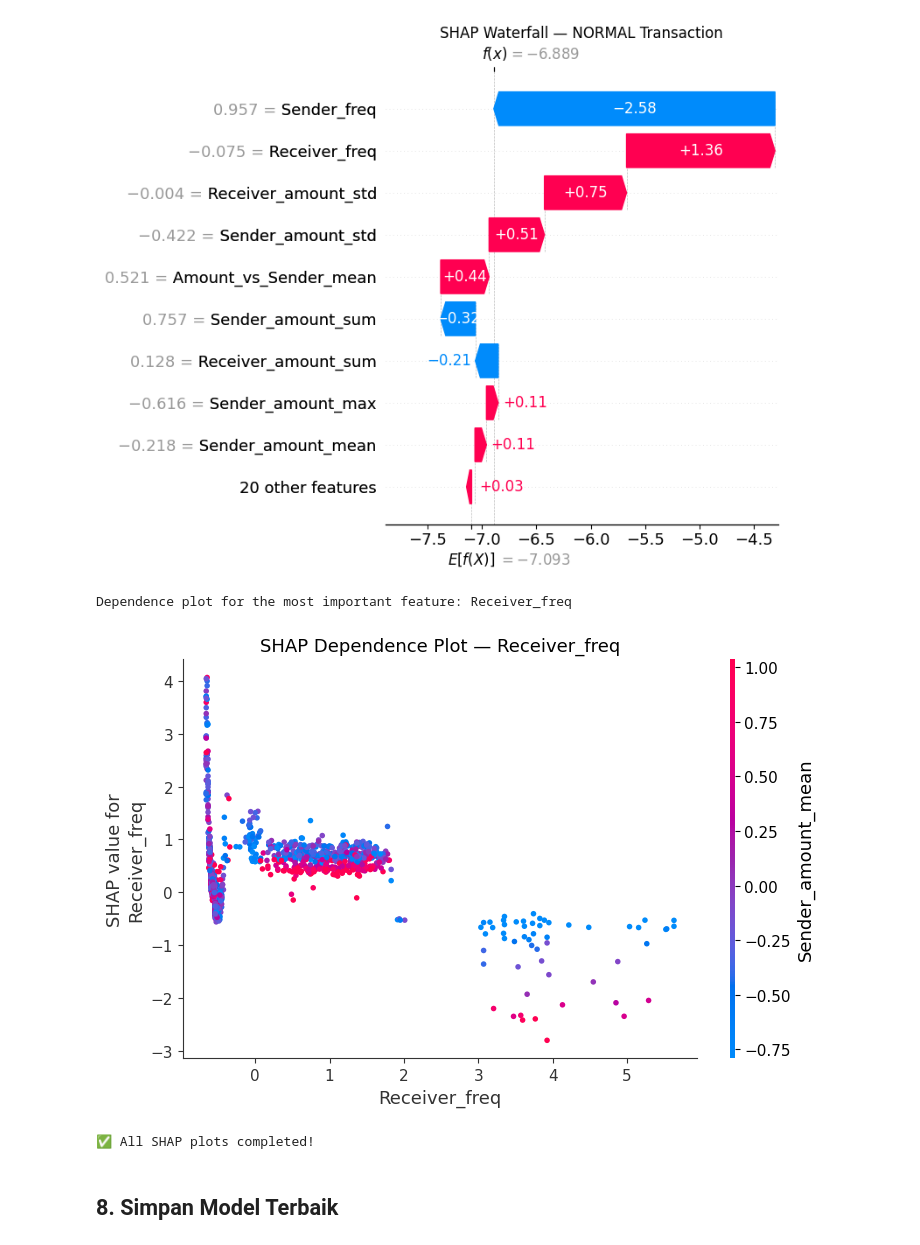
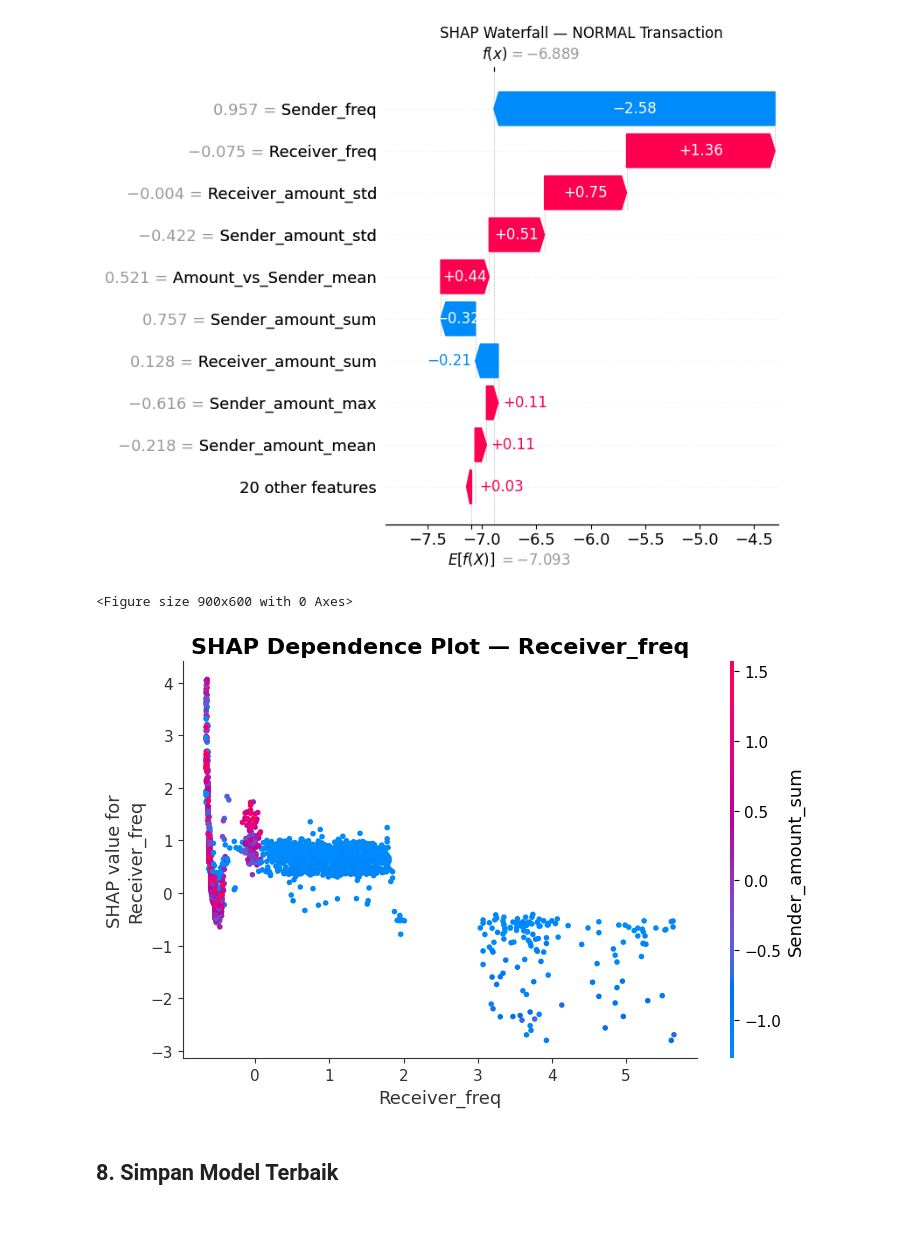
Before and after one commit to nelaekasilvialumbanraja/pencucian_uang_updated--1-, a Jupyter notebook: pencucian uang/pencucian uang/aml_detection_AML_FEATURE_ENGINEERING_FINAL.ipynb, the cells around one changed output. Saved outputs shown, nothing was run; the diff lists cells and outputs as text; code cells hidden in the pictures.

```diff
--- a/pencucian uang/pencucian uang/aml_detection_AML_FEATURE_ENGINEERING_FINAL.ipynb
+++ b/pencucian uang/pencucian uang/aml_detection_AML_FEATURE_ENGINEERING_FINAL.ipynb
@@ -1182,22 +1262,54 @@ else:
 # %% [output]
 Explaining normal transaction (index: 108375)
 [figure]
-# %%
-# SHAP Dependence Plot — Most Important Feature
-top_feature = X_shap.columns[shap_values.values[:, :].mean(axis=0).argsort()[::-1][0]]
-print(f"Dependence plot for the most important feature: {top_feature}")
-
-shap.dependence_plot(top_feature, shap_values.values, X_shap, show=False)
-plt.title(f"SHAP Dependence Plot — {top_feature}", fontsize=13)
-plt.tight_layout()
-plt.savefig('shap_dependence_plot.png', dpi=150, bbox_inches='tight')
-plt.show()
-
-print("\n✅ All SHAP plots completed!")
-# %% [output]
-Dependence plot for the most important feature: Receiver_freq
-[figure, removed]
-✅ All SHAP plots completed!
+# %%
+# ============================================================
+# SHAP DEPENDENCE PLOT — CUSTOM FEATURE
+
+
+import shap
+import matplotlib.pyplot as plt
+
+# Pilih fitur yang mau diplot
+feature_name = "Receiver_freq"   # ganti sesuai kebutuhan
+
+# Ambil SHAP values
+if isinstance(shap_values_all, list):
+    shap_dep = shap_values_all[1]   # Class 1: Suspicious
+else:
+    shap_dep = shap_values_all
+
+# Samakan jumlah data
+n = min(len(X_shap), shap_dep.shape[0])
+X_dep = X_shap.iloc[:n].copy()
+shap_dep = shap_dep[:n]
+
+# Dependence plot
+plt.figure(figsize=(9, 6))
+
+shap.dependence_plot(
+    feature_name,
+    shap_dep,
+    X_dep,
+    interaction_index="auto",
+    show=False
+)
+
+plt.title(
+    f"SHAP Dependence Plot — {feature_name}",
+    fontsize=16,
+    fontweight="bold"
+)
+
+plt.xlabel(feature_name, fontsize=13)
+plt.ylabel(f"SHAP value for\n{feature_name}", fontsize=13)
+
+plt.tight_layout()
+plt.savefig(f"shap_dependence_{feature_name}.png", dpi=300, bbox_inches="tight")
+plt.show()
+# %% [output]
+<Figure size 900x600 with 0 Axes>
+[figure, added]
 # %% [markdown]
 ## 8. Simpan Model Terbaik
 # %%
```
Also changed, not shown: parts of 11 cells of this notebook, 17 other files.
